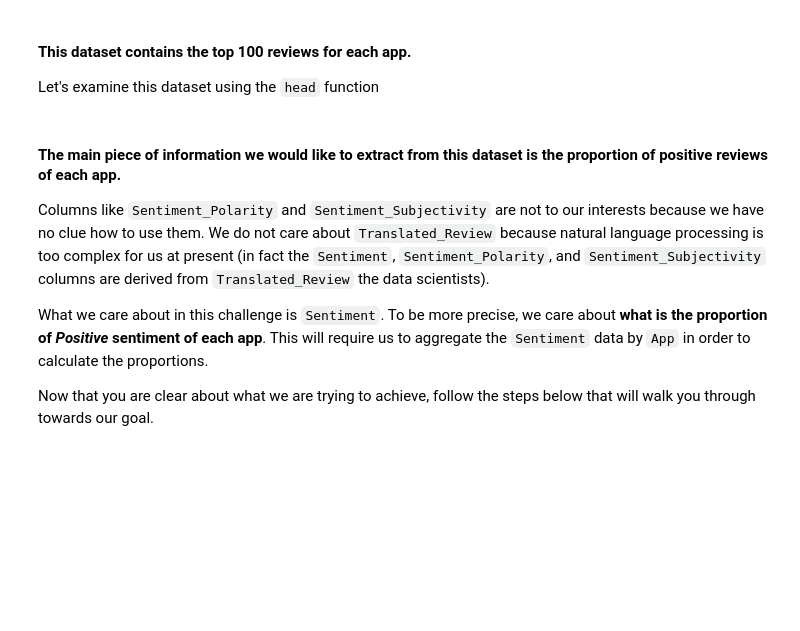
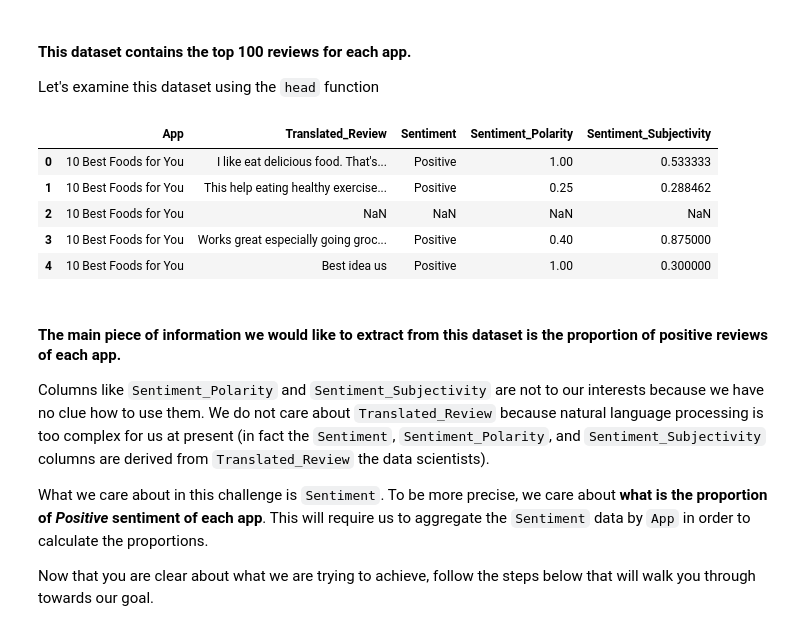
Before and after one commit to COABRIL/dataptmad1019, a Jupyter notebook: module-3/lab-supervised-learning-feature-extraction/your-code/main.ipynb, the cells around one changed output. Saved outputs shown, nothing was run; the diff lists cells and outputs as text; code cells hidden in the pictures; blank space fills up the shorter version.

```diff
--- a/module-3/lab-supervised-learning-feature-extraction/your-code/main.ipynb
+++ b/module-3/lab-supervised-learning-feature-extraction/your-code/main.ipynb
@@ -254,6 +397,14 @@ google_review = pd.read_csv('../googleplaystore_user_reviews.csv')
 Let's examine this dataset using the `head` function
 # %%
 # Your code here
+google_review.head()
+# %% [output]
+|  | App | Translated_Review | Sentiment | Sentiment_Polarity | Sentiment_Subjectivity |
+| 0 | 10 Best Foods for You | I like eat delicious food. That's... | Positive | 1.00 | 0.533333 |
+| 1 | 10 Best Foods for You | This help eating healthy exercise... | Positive | 0.25 | 0.288462 |
+| 2 | 10 Best Foods for You | NaN | NaN | NaN | NaN |
+| 3 | 10 Best Foods for You | Works great especially going groc... | Positive | 0.40 | 0.875000 |
+| 4 | 10 Best Foods for You | Best idea us | Positive | 1.00 | 0.300000 |
 # %% [markdown]
 #### The main piece of information we would like to extract from this dataset is the proportion of positive reviews of each app.
 
```
Also changed, not shown: parts of 30 cells of this notebook.
